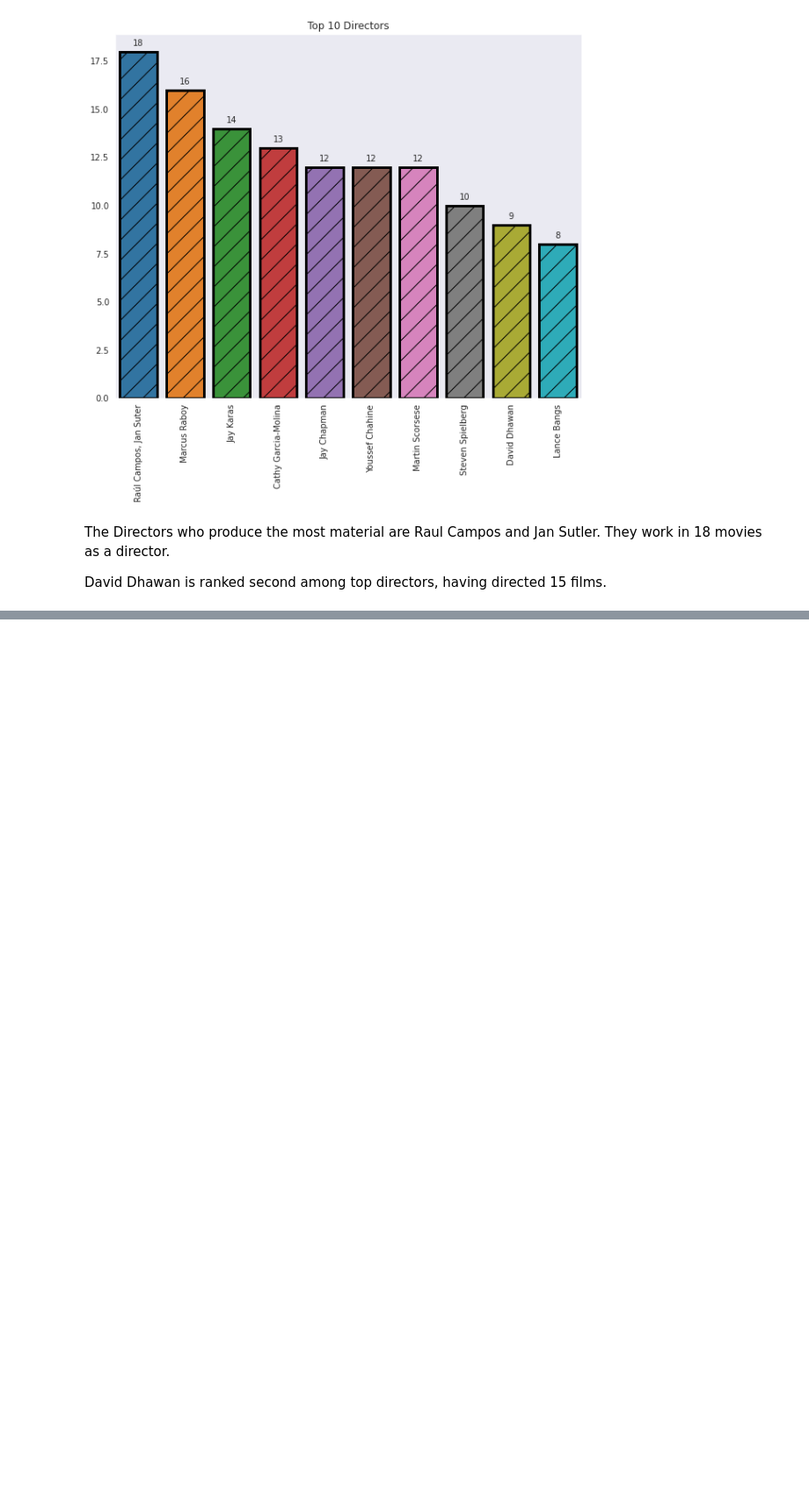
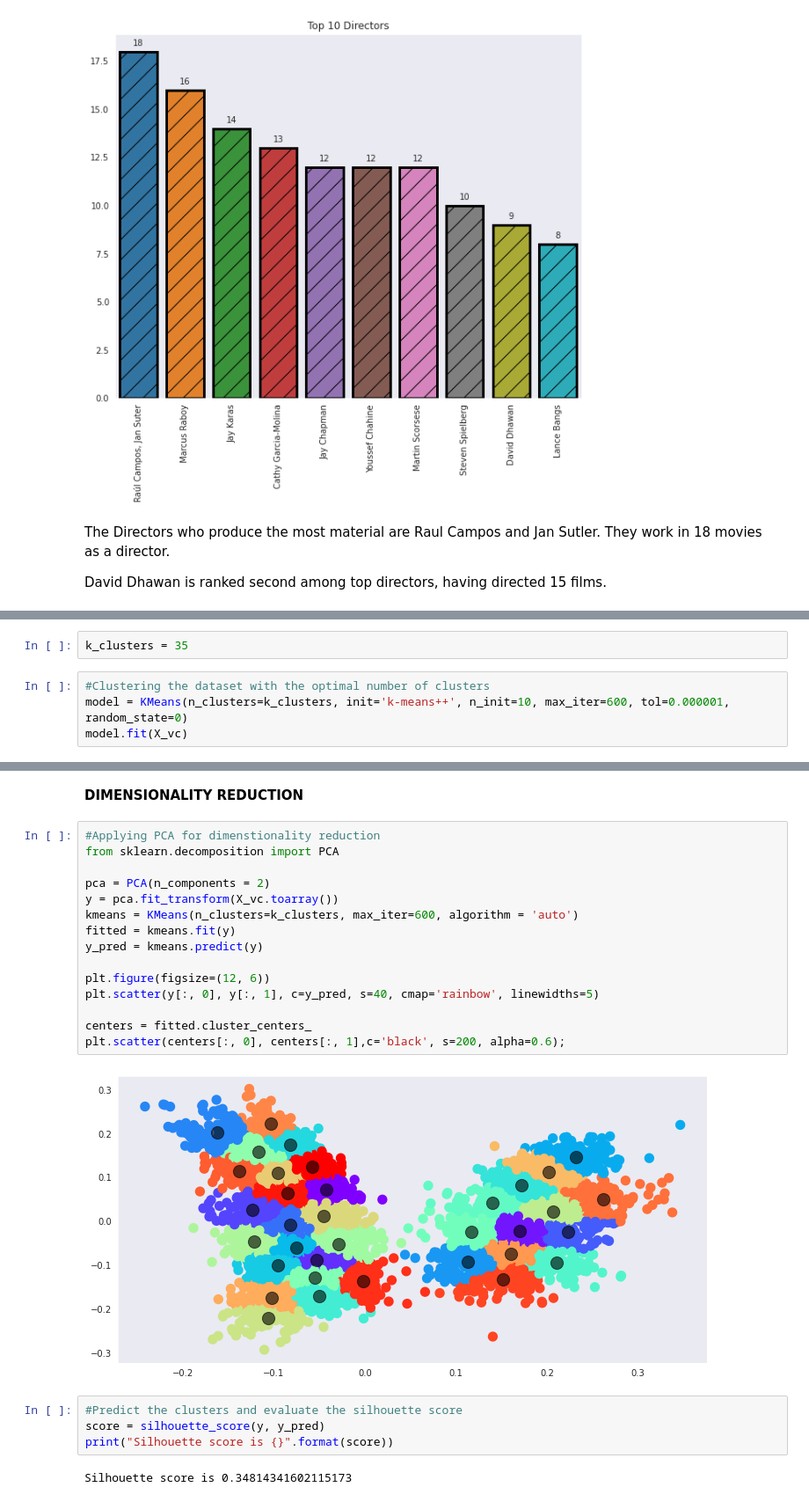
Before and after one commit to Tanjul5/Netflix-Movies-and-TV-shows-Clustering, a Jupyter notebook: Netflix_Movies_and_TV_shows_Clustering.ipynb, the cells around one changed output, grey strips where cells are left out. Shown at 88% size. Drawn from its saved outputs; the diff is of its cells as text; blank space fills up the shorter version.

```diff
--- a/Netflix_Movies_and_TV_shows_Clustering.ipynb
+++ b/Netflix_Movies_and_TV_shows_Clustering.ipynb
@@ -578,0 +840,6 @@ David Dhawan is ranked second among top directors, having directed 15 films.
+# %%
+k_clusters = 35
+# %%
+#Clustering the dataset with the optimal number of clusters
+model = KMeans(n_clusters=k_clusters, init='k-means++', n_init=10, max_iter=600, tol=0.000001, random_state=0)
+model.fit(X_vc)
@@ -578,0 +866,25 @@ David Dhawan is ranked second among top directors, having directed 15 films.
+# %% [markdown]
+**DIMENSIONALITY REDUCTION**
+# %%
+#Applying PCA for dimenstionality reduction
+from sklearn.decomposition import PCA
+
+pca = PCA(n_components = 2)
+y = pca.fit_transform(X_vc.toarray())
+kmeans = KMeans(n_clusters=k_clusters, max_iter=600, algorithm = 'auto')
+fitted = kmeans.fit(y)
+y_pred = kmeans.predict(y)
+
+plt.figure(figsize=(12, 6))
+plt.scatter(y[:, 0], y[:, 1], c=y_pred, s=40, cmap='rainbow', linewidths=5)
+
+centers = fitted.cluster_centers_
+plt.scatter(centers[:, 0], centers[:, 1],c='black', s=200, alpha=0.6);
+# %% [output]
+[figure, added]
+# %%
+#Predict the clusters and evaluate the silhouette score
+score = silhouette_score(y, y_pred)
+print("Silhouette score is {}".format(score))
+# %% [output]
+Silhouette score is 0.34814341602115173
```
Also changed, not shown: parts of 35 cells of this notebook.
